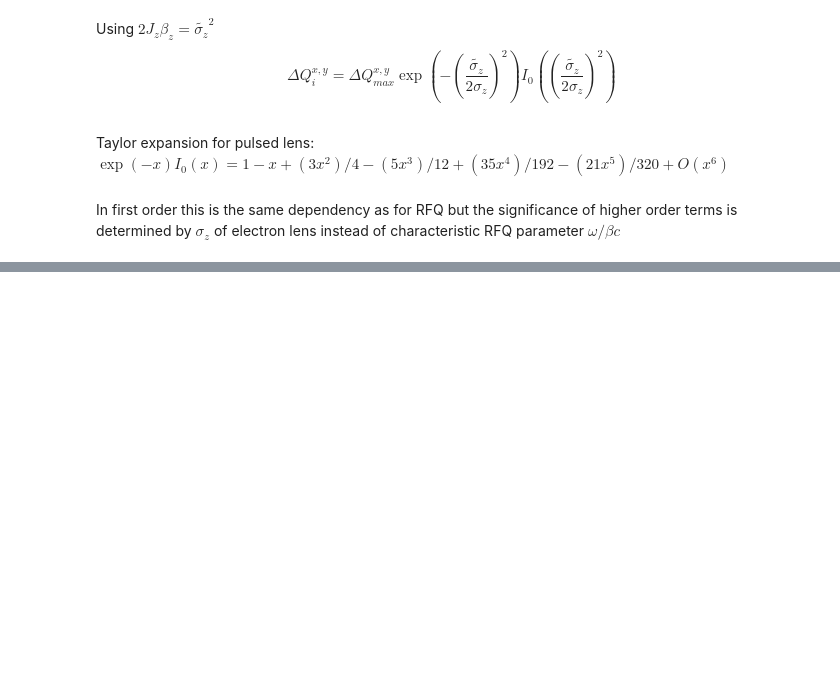
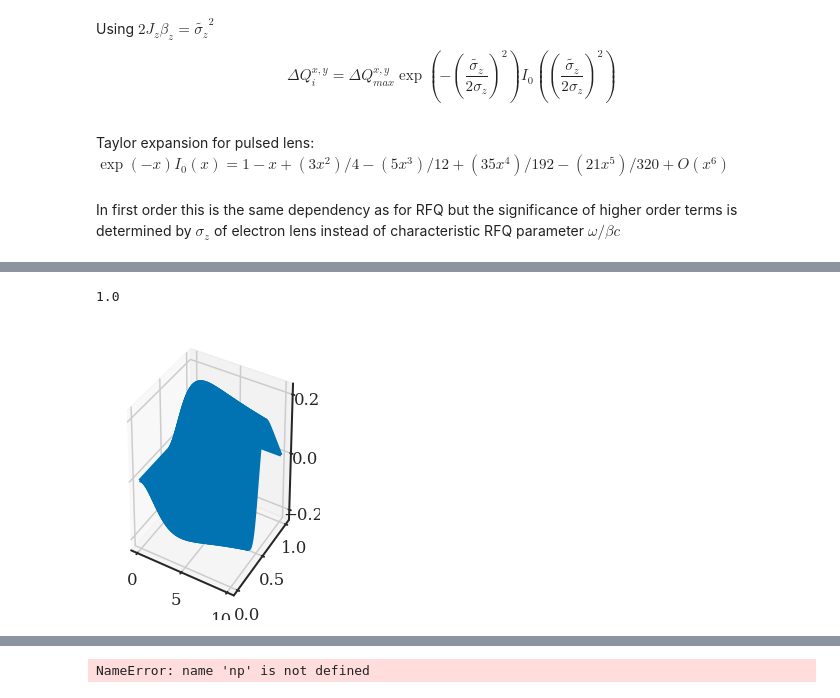
Before and after one commit to gubaidulinvadim/Dispersion-relations, a Jupyter notebook: Longitudinal Stability Diagrams.ipynb, the cells around one changed output, grey strips where cells are left out. Saved outputs shown, nothing was run; the diff lists cells and outputs as text; code cells hidden in the pictures; blank space fills up the shorter version.

```diff
--- a/Longitudinal Stability Diagrams.ipynb
+++ b/Longitudinal Stability Diagrams.ipynb
@@ -73,0 +156,27 @@ In first order this is the same dependency as for RFQ but the significance of hi
+# %%
+%%time
+r = 1
+def dQpelens(phi, Jz):
+#     r=1
+    return np.exp(-0.5*Jz/r**2)*np.exp((-0.5*Jz/r**2)*np.cos(2*phi))
+def b(phi, Jz):
+#     r=1
+    return dQpelens(phi, Jz)-1/(2*np.pi)*quad(dQpelens, 0, 2*np.pi, args=(Jz,))[0]#i0e(-0.5*Jz/r**2)
+@np.vectorize
+def B(Jz, phi):
+    return quad(b, 0, phi, args=(Jz,))[0]
+phi = np.linspace(0, np.pi, 100)
+# Jz = 1
+# phi = 0.123
+Jz = np.linspace(0, 10, 100)
+# plt.plot(Jz, B(Jz, phi))
+J, PHI = np.meshgrid(Jz, phi)
+fig=plt.figure()
+ax=fig.add_subplot(1,2,1,projection='3d')
+p=ax.plot_wireframe(J, PHI/np.pi, B(J, PHI))
+# plt.plot(, 0.17*np.sin(-2*phi))
+print(i0e(0))
+plt.show()
+# %% [output]
+1.0
+[figure, added]
@@ -73,0 +185,23 @@ In first order this is the same dependency as for RFQ but the significance of hi
+# %%
+omega0 = 1
+omega_beta = 4.2
+omega_s = 0.001
+@np.vectorize
+def func(phi, Jz, l=0, p=0):
+    omega_p = omega0*p+omega_beta+omega_s*l
+    return np.exp(-1j*l*phi)*np.exp(-1j*omega_p/c)*np.exp(-1j/omega_s*B(Jz, phi))
+@np.vectorize
+def func_real(phi, Jz, l=0, p=0):
+    return np.real(func(phi, Jz, l=0, p=0))
+@np.vectorize
+def func_imag(phi, Jz, l=0, p=0):
+    return np.imag(func(phi, Jz, l=0, p=0))
+@np.vectorize
+def H_real(Jz, l=0, p=0):
+    return 1/(2*np.pi)*quad(func_real, 0, 2*np.pi, args=(Jz, l, p,))[0]
+Jz = np.linspace(0, 3, 100)
+plt.figure()
+plt.plot(Jz, H_real(Jz))
+plt.show()
+# %% [output]
+NameError: name 'np' is not defined
```
Also changed, not shown: parts of 13 cells of this notebook, 5 other files.
